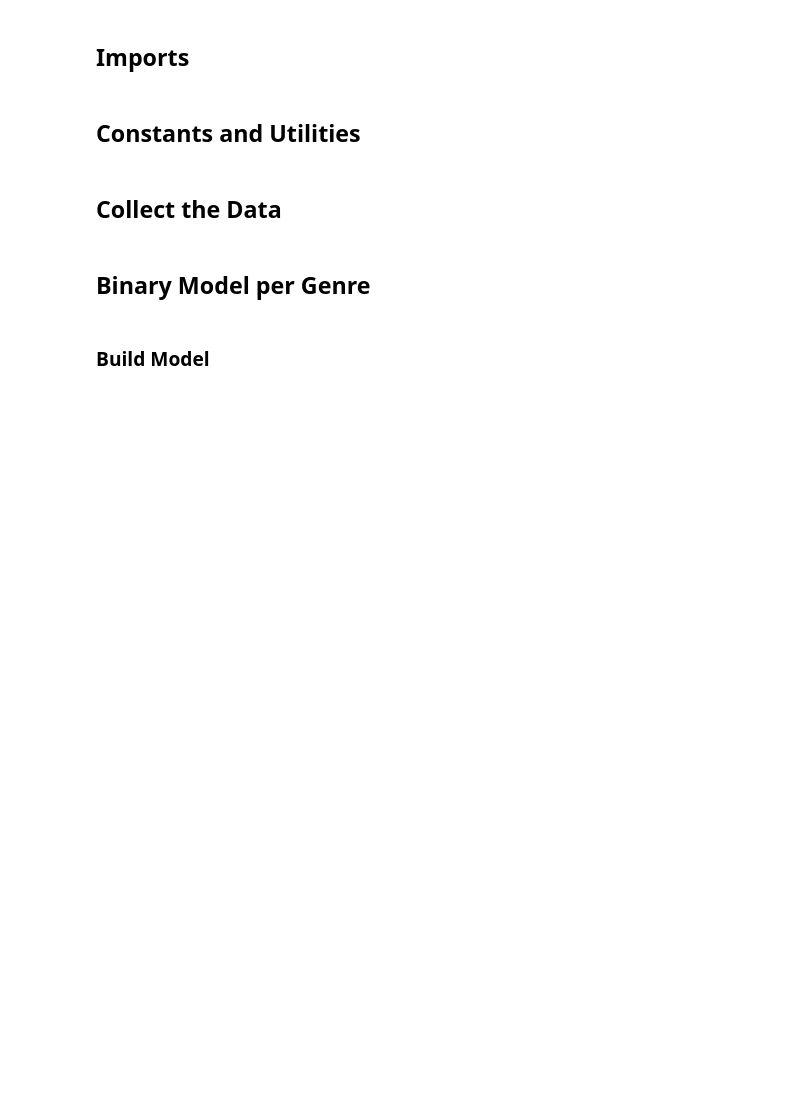
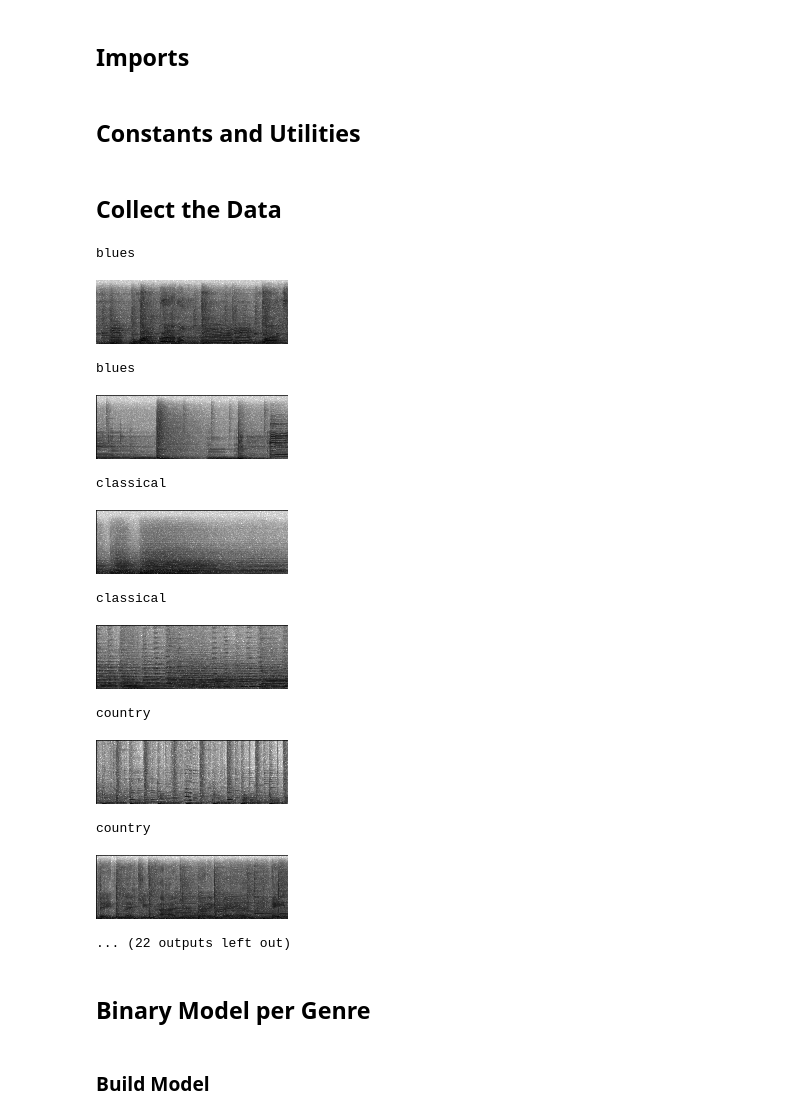
Before and after one commit to trevorlapay/UNMFall18_ML_Project3, a Jupyter notebook: SpectrogramClassifier.ipynb, the cells around one changed output. Saved outputs shown, nothing was run; the diff lists cells and outputs as text; code cells hidden in the pictures; blank space fills up the shorter version.

```diff
--- a/SpectrogramClassifier.ipynb
+++ b/SpectrogramClassifier.ipynb
@@ -64,5 +62,27 @@ def plot_acc_curve(history):
     plt.show()
 # %% [markdown]
 ## Collect the Data
+# %%
+(training_data, training_labels),(val_data, val_labels)=data_parser.load_png_training_data(validation_split=0.15)
+training_labels_onehot = to_categorical(training_labels)
+val_labels_onehot = to_categorical(val_labels)
+
+for i in range(0,training_data.shape[0],450):
+    print(genres[training_labels[i,0]])
+    display(array_to_img(training_data[i]))
+# %% [output]
+blues
+[figure, added]
+blues
+[figure, added]
+classical
+[figure, added]
+classical
+[figure, added]
+country
+[figure, added]
+country
+[figure, added]
+... (22 outputs left out)
 # %% [markdown]
 ## Binary Model per Genre
```
Also changed, not shown: parts of 12 cells of this notebook, 1 other file.
